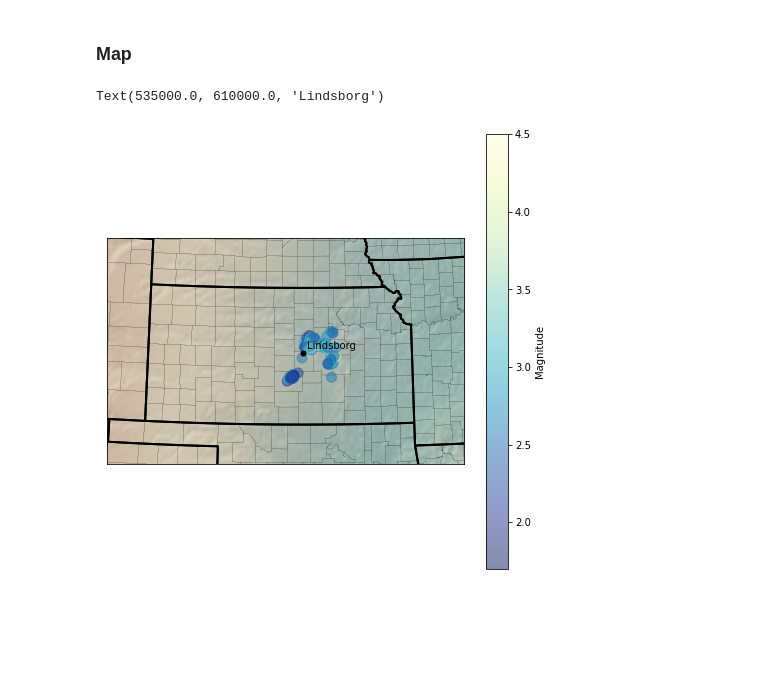
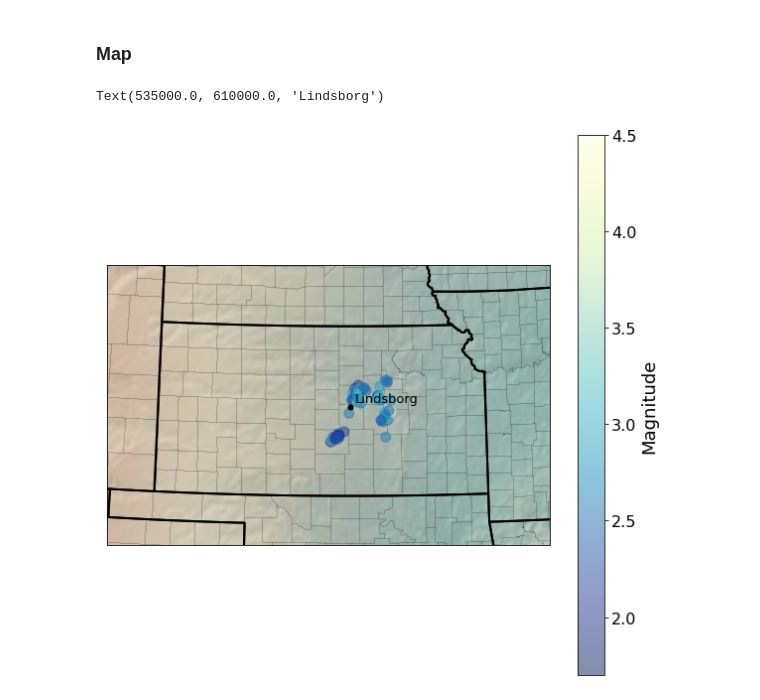
Before and after one commit to peterwbryant/earthquake-info, a Jupyter notebook: earthquakePlot.ipynb, the cells around one changed output. Saved outputs shown, nothing was run; the diff lists cells and outputs as text; code cells hidden in the pictures; blank space fills up the shorter version.

```diff
--- a/earthquakePlot.ipynb
+++ b/earthquakePlot.ipynb
@@ -45,7 +49,7 @@ plotlat = hist_df['latitude'].to_numpy()
 plotlong = hist_df['longitude'].to_numpy()
 plotmag = hist_df['magnitude'].to_numpy()
 # %%
-fig = plt.figure(figsize=(8, 8))
+fig_map = plt.figure(figsize=(10, 10))
 m = Basemap(projection='lcc', resolution='h',
             lat_0=38.5735, lon_0=-97.6745,
             width=1.05E6, height=1.2E6)
@@ -54,33 +58,35 @@ m.drawstates(linewidth=2)
 m.drawcounties()
 
 # extent in lat/lon (dec degrees)
 ulx = -103
 uly = 41
 lrx = -93
 lry = 36
 
 # transform coordinates to map projection
 xmin, ymin = m(ulx, lry)
 xmax, ymax = m(lrx, uly)
 
 # set the axes limits
 ax = plt.gca()
 ax.set_xlim(xmin, xmax)
 ax.set_ylim(ymin, ymax)
 
 # add events
 m.scatter(plotlong, plotlat, latlon=True,
           c=plotmag, s=100,
           cmap='YlGnBu_r', alpha=0.5)
 
 # create colorbar
-plt.colorbar(label=r'Magnitude')
+cb = plt.colorbar()
+cb.set_label(label=r'Magnitude', size=18)
+cb.ax.tick_params(labelsize=16)
 plt.clim(plotmag.min(), plotmag.max())
 
 # lindsborg
 x,y = m(-97.6745,38.5735)
 plt.plot(x,y, 'ok', markersize=5)
-plt.text(x+10000,y+10000,'Lindsborg', fontsize=10)
+plt.text(x+10000,y+10000,'Lindsborg', fontsize=13)
 # %% [output]
 Text(535000.0, 610000.0, 'Lindsborg')
-[figure, old version]
+[figure, new version]
```
Also changed, not shown: parts of 1 cell of this notebook.
